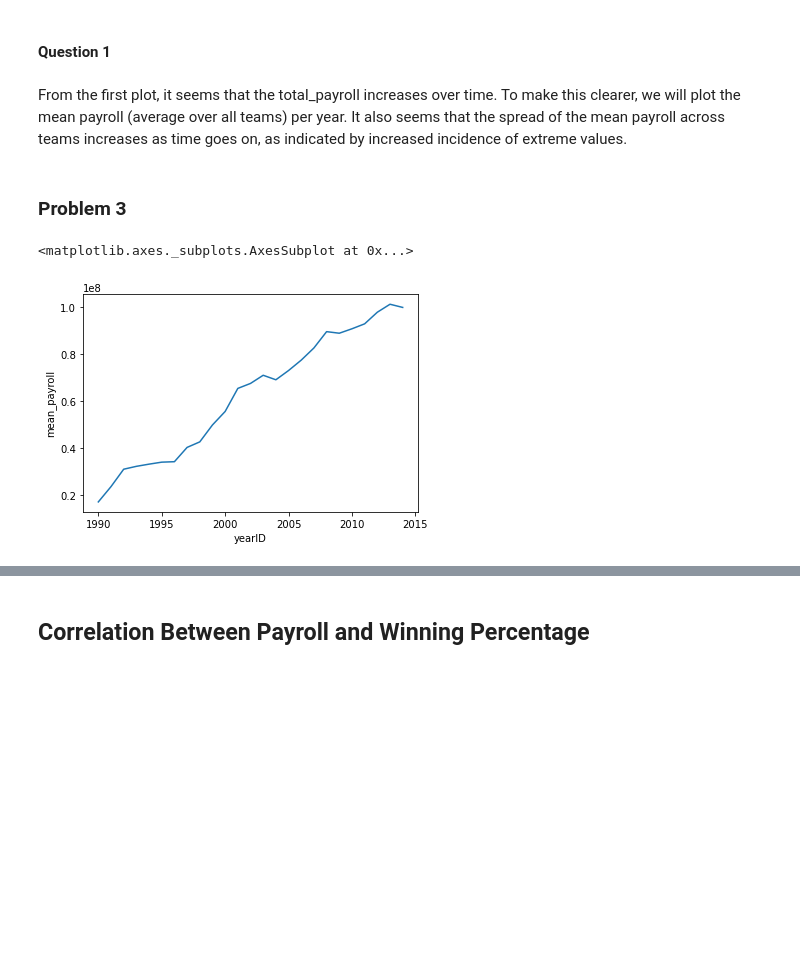
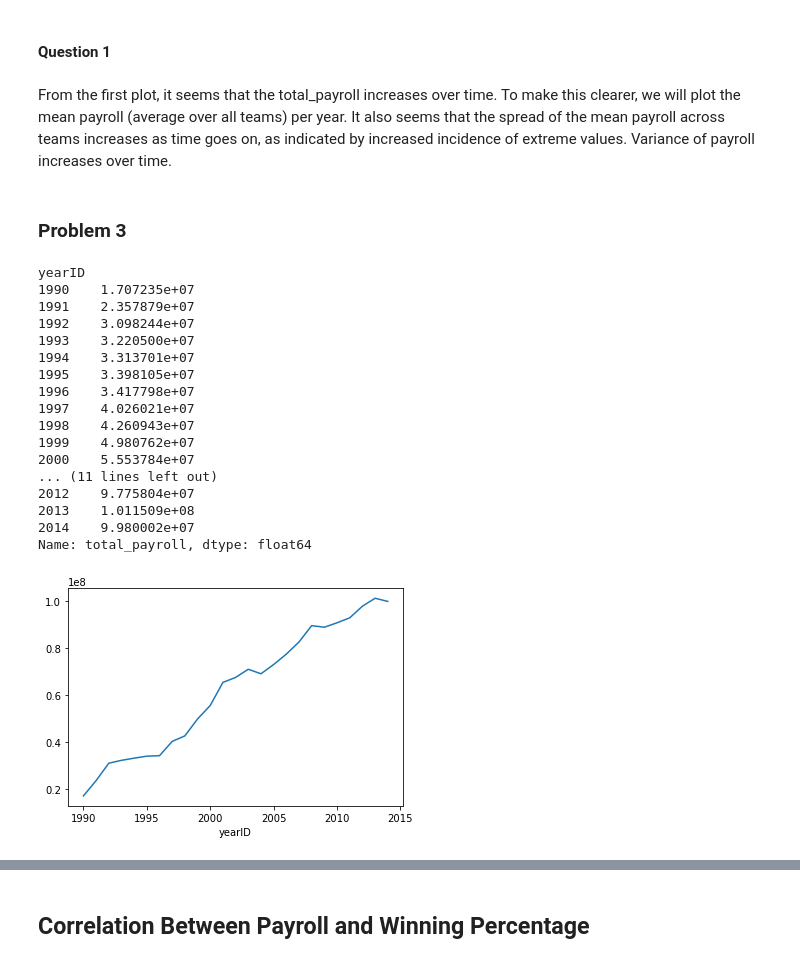
Before and after one commit to joshkellner/DSProject2, a Jupyter notebook: Project 2.ipynb, the cells around one changed output, grey strips where cells are left out. Cells and saved outputs as stored; diff of their text form; code cells hidden in the pictures; blank space fills up the shorter version.

```diff
--- a/Project 2.ipynb
+++ b/Project 2.ipynb
@@ -76,12 +76,28 @@ team_stats.plot.scatter("total_payroll", "win_percentage")
 # %% [markdown]
 #### Question 1
 # %% [markdown]
-From the first plot, it seems that the total_payroll increases over time. To make this clearer, we will plot the mean payroll (average over all teams) per year. It also seems that the spread of the mean payroll across teams increases as time goes on, as indicated by increased incidence of extreme values.
+From the first plot, it seems that the total_payroll increases over time. To make this clearer, we will plot the mean payroll (average over all teams) per year. It also seems that the spread of the mean payroll across teams increases as time goes on, as indicated by increased incidence of extreme values. Variance of payroll increases over time.
 # %% [markdown]
 ### Problem 3
 # %%
 mean_payrolls = team_stats.groupby("yearID").mean()["total_payroll"]
-mean_payrolls.plot(y="total_payroll", ylabel="mean_payroll", legend=False)
+mean_payrolls.plot(y="total_payroll", legend=False)
 # %% [output]
-<matplotlib.axes._subplots.AxesSubplot at 0x...>
+yearID
+1990    1.707235e+07
+1991    2.357879e+07
+1992    3.098244e+07
+1993    3.220500e+07
+1994    3.313701e+07
+1995    3.398105e+07
+1996    3.417798e+07
+1997    4.026021e+07
+1998    4.260943e+07
+1999    4.980762e+07
+2000    5.553784e+07
+... (11 lines left out)
+2012    9.775804e+07
+2013    1.011509e+08
+2014    9.980002e+07
+Name: total_payroll, dtype: float64
-[figure, old version]
+[figure, new version]
```
Also changed, not shown: parts of 6 cells of this notebook.
